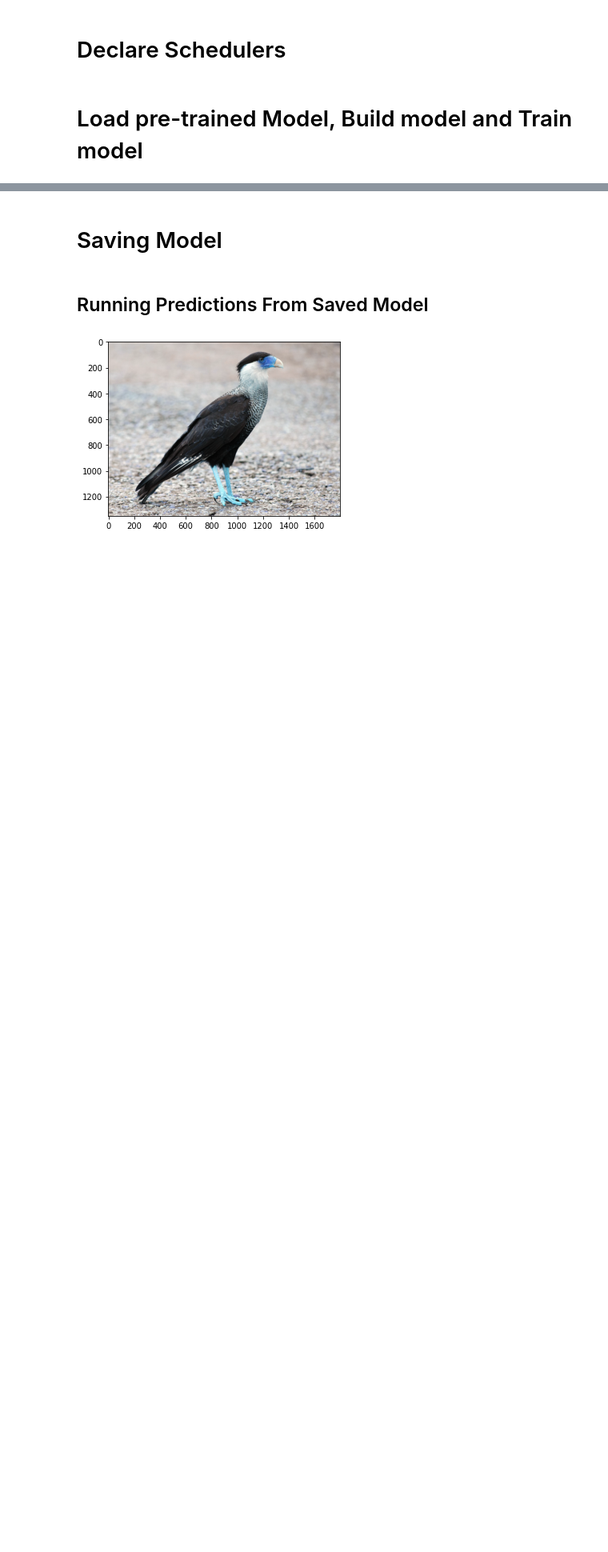
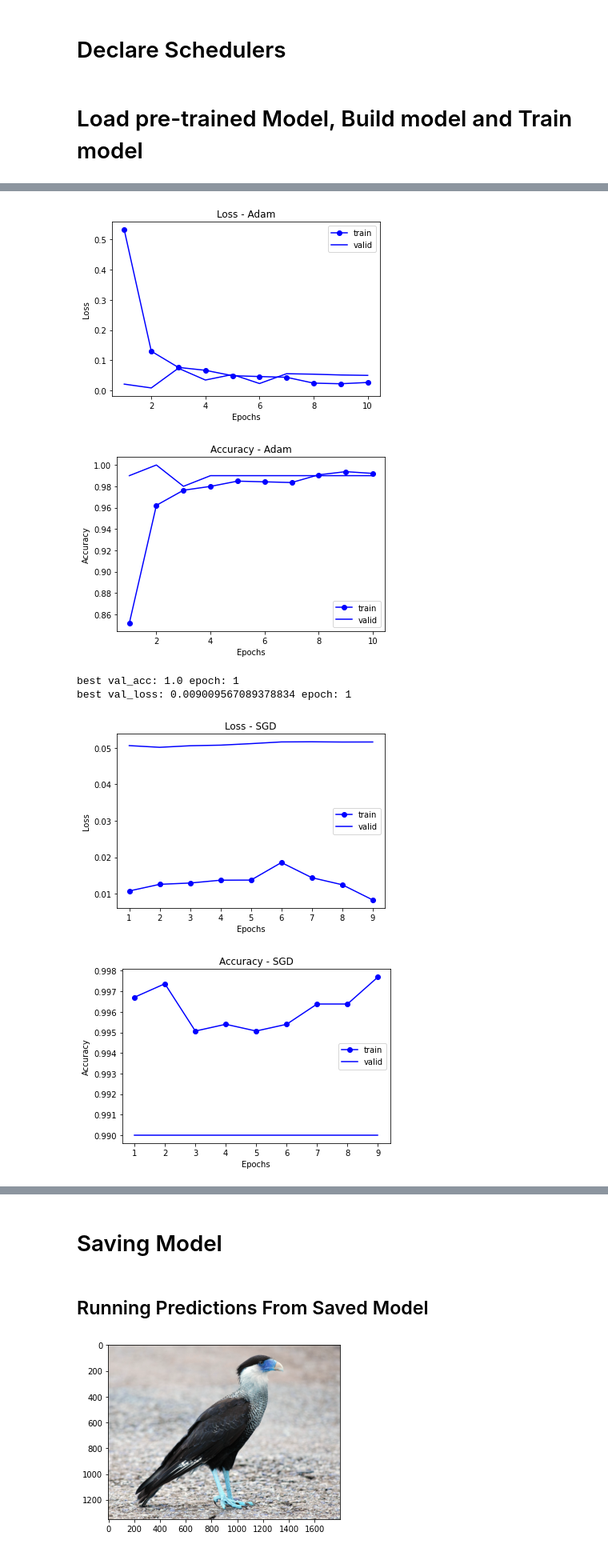
Before and after one commit to Shaunmak1214/birds-classifier, a Jupyter notebook: vit.ipynb, the cells around one changed output, grey strips where cells are left out. Shown at 80% size. Saved outputs shown, nothing was run; the diff lists cells and outputs as text; code cells hidden in the pictures; blank space fills up the shorter version.

```diff
--- a/vit.ipynb
+++ b/vit.ipynb
@@ -334,0 +292,10 @@ Test Accuracy: 0.9899999499320984
+# %%
+plot_loss_acc(AdamHistory, "Adam")
+plot_loss_acc(SgdHistory, "SGD")
+# %% [output]
+[figure, added]
+[figure, added]
+best val_acc: 1.0 epoch: 1
+best val_loss: 0.009009567089378834 epoch: 1
+[figure, added]
+[figure, added]
```
Also changed, not shown: parts of 11 cells of this notebook, 10 other files.
